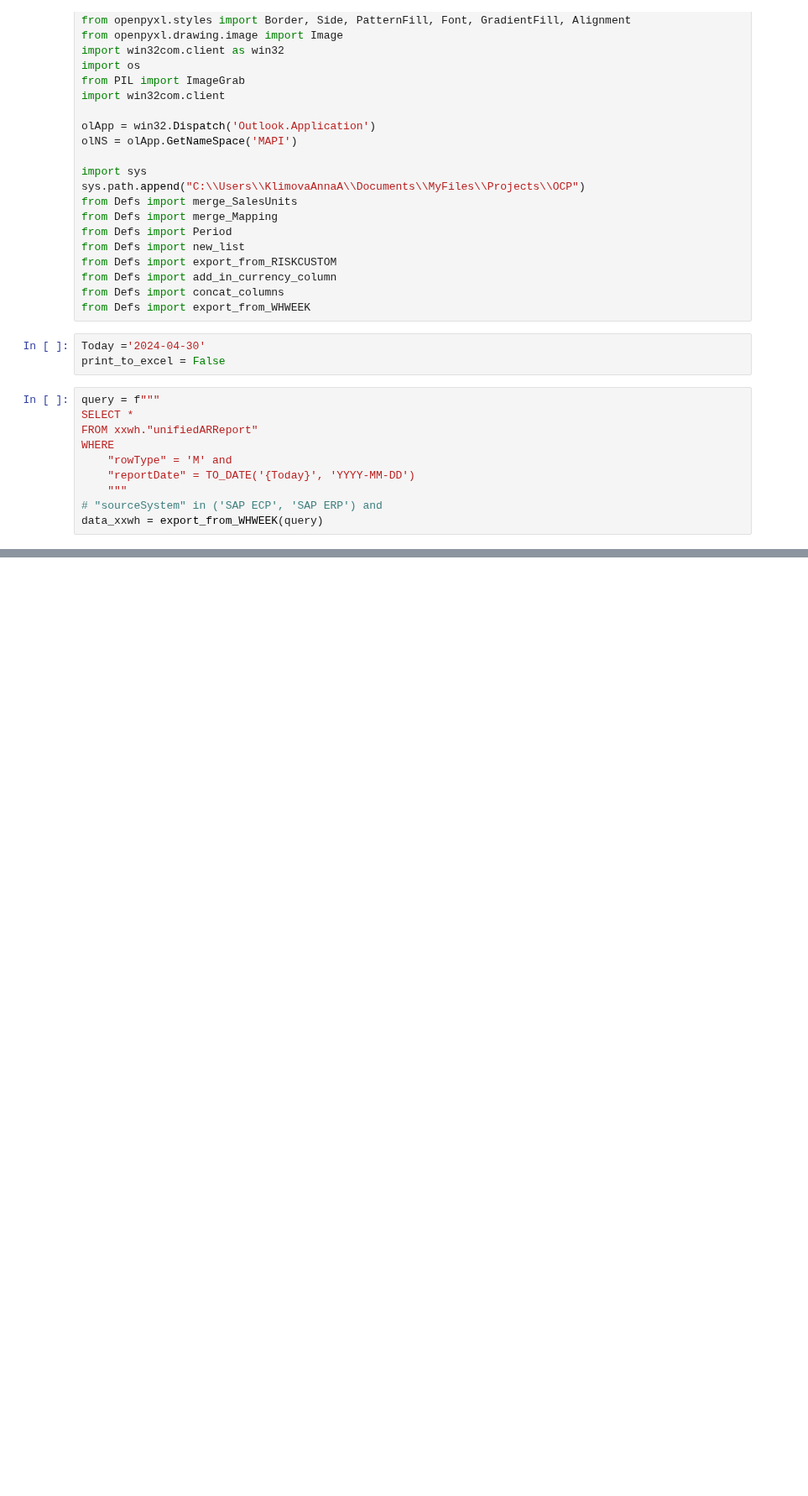
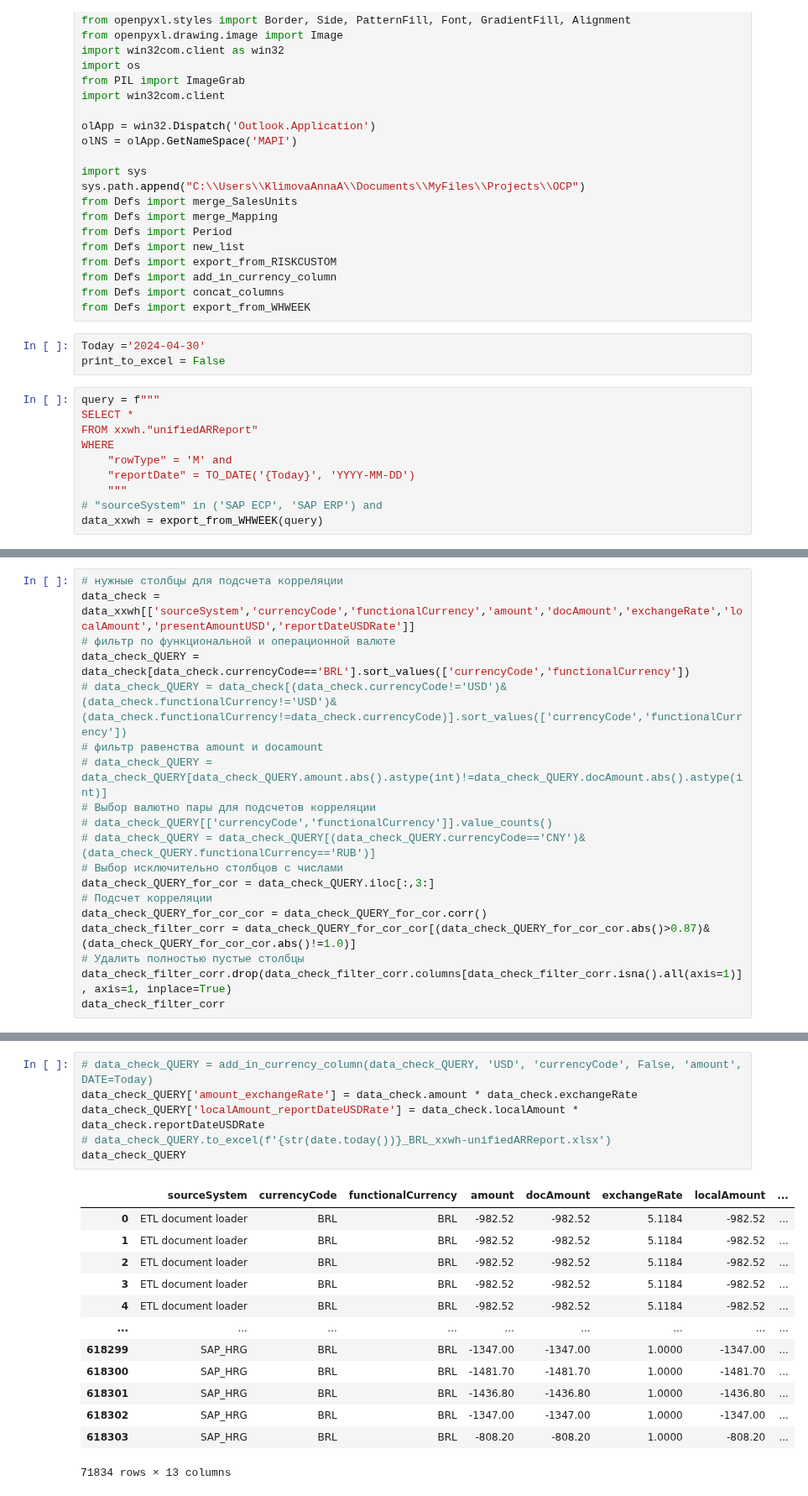
Before and after one commit to Lirollel/Work_AIM_Jupyter-Python-Pandas, a Jupyter notebook: OCP/ARAP/Comparison_bd.ipynb, the cells around one changed output, grey strips where cells are left out. Shown at 84% size. Drawn from its saved outputs; the diff is of its cells as text; blank space fills up the shorter version.

```diff
--- a/OCP/ARAP/Comparison_bd.ipynb
+++ b/OCP/ARAP/Comparison_bd.ipynb
@@ -76,0 +72,19 @@ NameError: name 'writer' is not defined
+# %%
+# нужные столбцы для подсчета корреляции
+data_check = data_xxwh[['sourceSystem','currencyCode','functionalCurrency','amount','docAmount','exchangeRate','localAmount','presentAmountUSD','reportDateUSDRate']]
+# фильтр по функциональной и операционной валюте
+data_check_QUERY = data_check[data_check.currencyCode=='BRL'].sort_values(['currencyCode','functionalCurrency'])
+# data_check_QUERY = data_check[(data_check.currencyCode!='USD')&(data_check.functionalCurrency!='USD')&(data_check.functionalCurrency!=data_check.currencyCode)].sort_values(['currencyCode','functionalCurrency'])
+# фильтр равенства amount и docamount
+# data_check_QUERY = data_check_QUERY[data_check_QUERY.amount.abs().astype(int)!=data_check_QUERY.docAmount.abs().astype(int)]
+# Выбор валютно пары для подсчетов корреляции
+# data_check_QUERY[['currencyCode','functionalCurrency']].value_counts()
+# data_check_QUERY = data_check_QUERY[(data_check_QUERY.currencyCode=='CNY')&(data_check_QUERY.functionalCurrency=='RUB')]
+# Выбор исключительно столбцов с числами
+data_check_QUERY_for_cor = data_check_QUERY.iloc[:,3:]
+# Подсчет корреляции
+data_check_QUERY_for_cor_cor = data_check_QUERY_for_cor.corr()
+data_check_filter_corr = data_check_QUERY_for_cor_cor[(data_check_QUERY_for_cor_cor.abs()>0.87)&(data_check_QUERY_for_cor_cor.abs()!=1.0)]
+# Удалить полностью пустые столбцы
+data_check_filter_corr.drop(data_check_filter_corr.columns[data_check_filter_corr.isna().all(axis=1)], axis=1, inplace=True)
+data_check_filter_corr
@@ -76,0 +99,20 @@ NameError: name 'writer' is not defined
+# %%
+# data_check_QUERY = add_in_currency_column(data_check_QUERY, 'USD', 'currencyCode', False, 'amount', DATE=Today)
+data_check_QUERY['amount_exchangeRate'] = data_check.amount * data_check.exchangeRate
+data_check_QUERY['localAmount_reportDateUSDRate'] = data_check.localAmount * data_check.reportDateUSDRate
+# data_check_QUERY.to_excel(f'{str(date.today())}_BRL_xxwh-unifiedARReport.xlsx')
+data_check_QUERY
+# %% [output]
+|  | sourceSystem | currencyCode | functionalCurrency | amount | docAmount | exchangeRate | localAmount | ... |
+| 0 | ETL document loader | BRL | BRL | -982.52 | -982.52 | 5.1184 | -982.52 | ... |
+| 1 | ETL document loader | BRL | BRL | -982.52 | -982.52 | 5.1184 | -982.52 | ... |
+| 2 | ETL document loader | BRL | BRL | -982.52 | -982.52 | 5.1184 | -982.52 | ... |
+| 3 | ETL document loader | BRL | BRL | -982.52 | -982.52 | 5.1184 | -982.52 | ... |
+| 4 | ETL document loader | BRL | BRL | -982.52 | -982.52 | 5.1184 | -982.52 | ... |
+| ... | ... | ... | ... | ... | ... | ... | ... | ... |
+| 618299 | SAP_HRG | BRL | BRL | -1347.00 | -1347.00 | 1.0000 | -1347.00 | ... |
+| 618300 | SAP_HRG | BRL | BRL | -1481.70 | -1481.70 | 1.0000 | -1481.70 | ... |
+| 618301 | SAP_HRG | BRL | BRL | -1436.80 | -1436.80 | 1.0000 | -1436.80 | ... |
+| 618302 | SAP_HRG | BRL | BRL | -1347.00 | -1347.00 | 1.0000 | -1347.00 | ... |
+| 618303 | SAP_HRG | BRL | BRL | -808.20 | -808.20 | 1.0000 | -808.20 | ... |
+71834 rows × 13 columns
```
Also changed, not shown: parts of 6 cells of this notebook, 7 other files.
